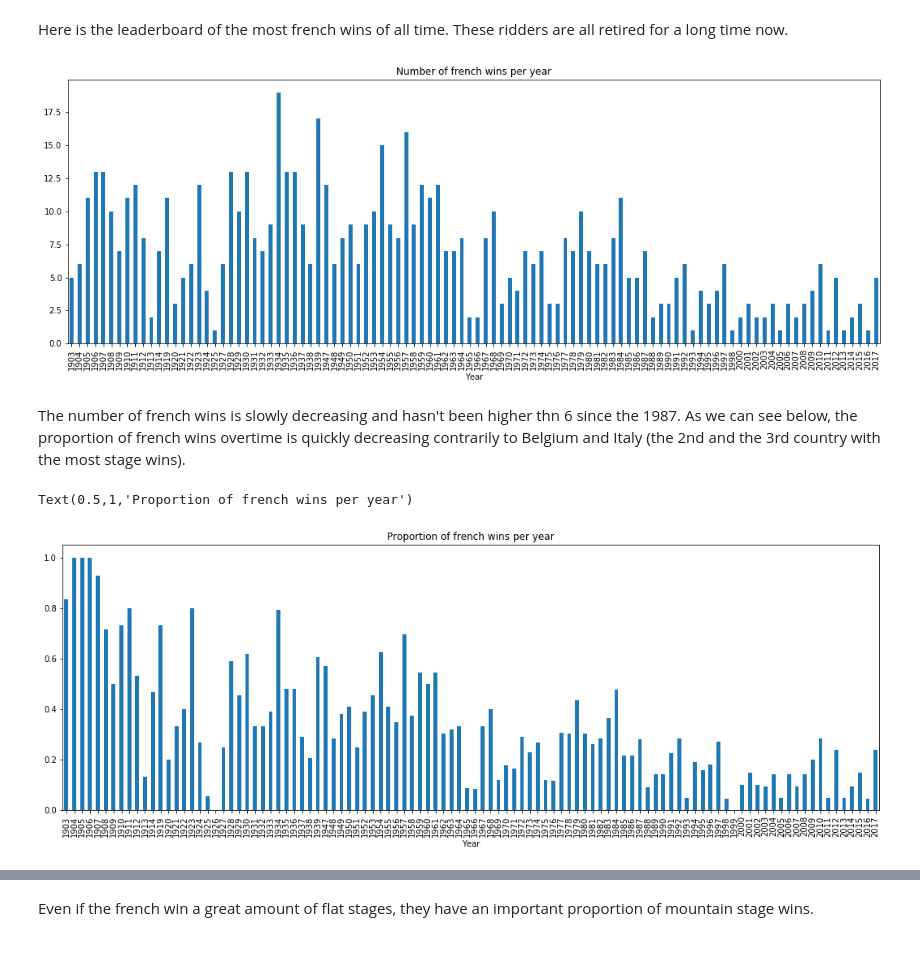
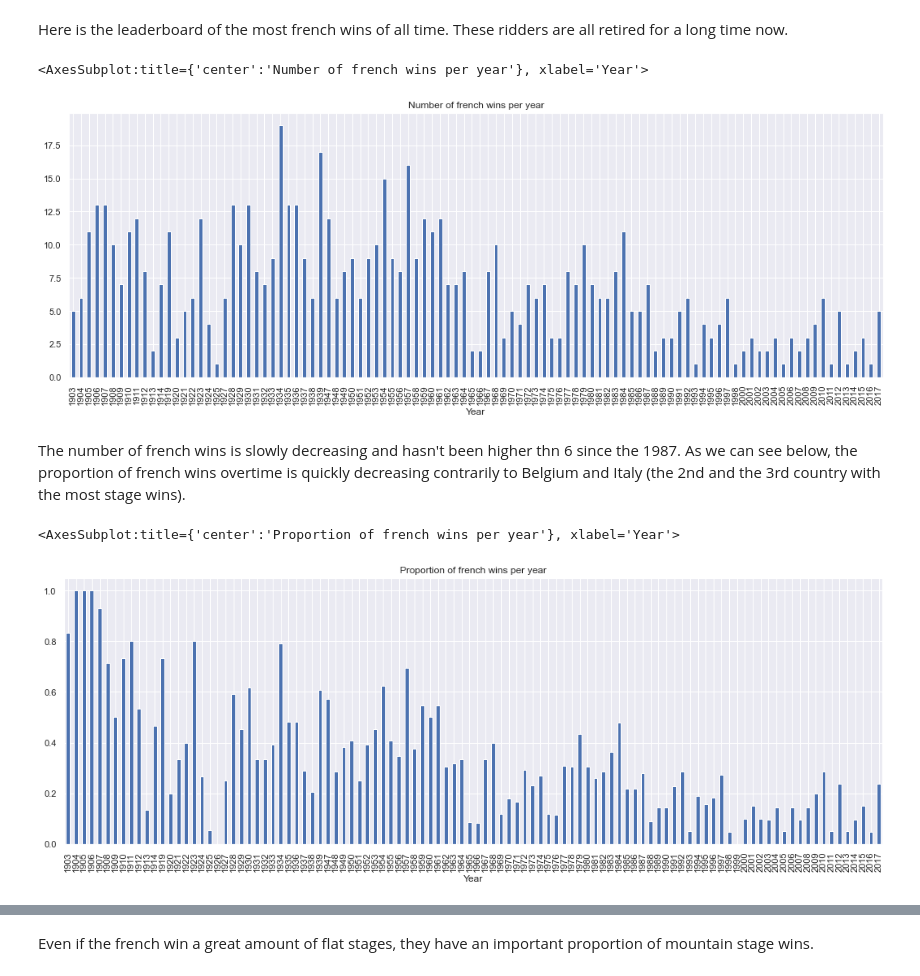
Before and after one commit to r-jaylet/Tour_de_France, a Jupyter notebook: Tour.ipynb, the cells around one changed output, grey strips where cells are left out. Saved outputs shown, nothing was run; the diff lists cells and outputs as text; code cells hidden in the pictures.

```diff
--- a/Tour.ipynb
+++ b/Tour.ipynb
@@ -7,6 +7,8 @@ import seaborn as sns
 import matplotlib.pyplot as plt
 import datetime
 from scipy import optimize
+# %%
+sns.set()
 # %% [markdown]
 ## Data cleaning
 # %%
@@ -51,20 +51,17 @@ plt.show()
 # %% [markdown]
 Here is the leaderboard of the most french wins of all time. These ridders are all retired for a long time now.
 # %%
-france.groupby('Year').count()['Stage'].plot(kind='bar', figsize=(18, 6))
-plt.title('Number of french wins per year')
-plt.show()
+france.groupby('Year').count()['Stage'].plot(kind='bar', figsize=(18, 6), title = 'Number of french wins per year')
 # %% [output]
+<AxesSubplot:title={'center':'Number of french wins per year'}, xlabel='Year'>
-[figure, old version]
+[figure, new version]
 # %% [markdown]
 The number of french wins is slowly decreasing and hasn't been higher thn 6 since the 1987. As we can see below, the proportion of french wins overtime is quickly decreasing contrarily to Belgium and Italy (the 2nd and the 3rd country with the most stage wins).
 # %%
-(france.groupby('Year').count()['Stage']/df.groupby('Year').count()['Stage']).plot(kind = 'bar', figsize=(18, 6))
-plt.title('Proportion of french wins per year')
-#(france.groupby('Year').count()['Stage']/df.groupby('Year').count()['Stage']).plot(color = 'red',figsize=(18, 6))
+(france.groupby('Year').count()['Stage']/df.groupby('Year').count()['Stage']).plot(kind = 'bar', figsize=(18, 6), title = 'Proportion of french wins per year')
 # %% [output]
-Text(0.5,1,'Proportion of french wins per year')
+<AxesSubplot:title={'center':'Proportion of french wins per year'}, xlabel='Year'>
-[figure, old version]
+[figure, new version]
 # %%
 italie = df.loc[(df['Winner_Country']=='ITA')]
 belgique = df.loc[(df['Winner_Country']=='BEL')]
```
Also changed, not shown: parts of 9 cells of this notebook, 3 other files.
